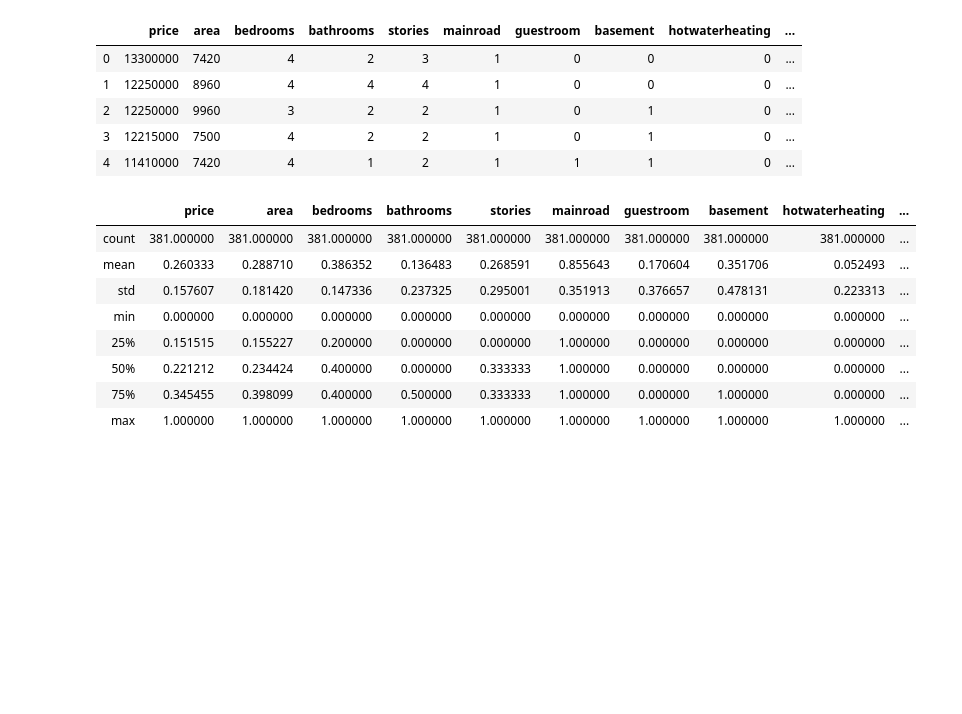
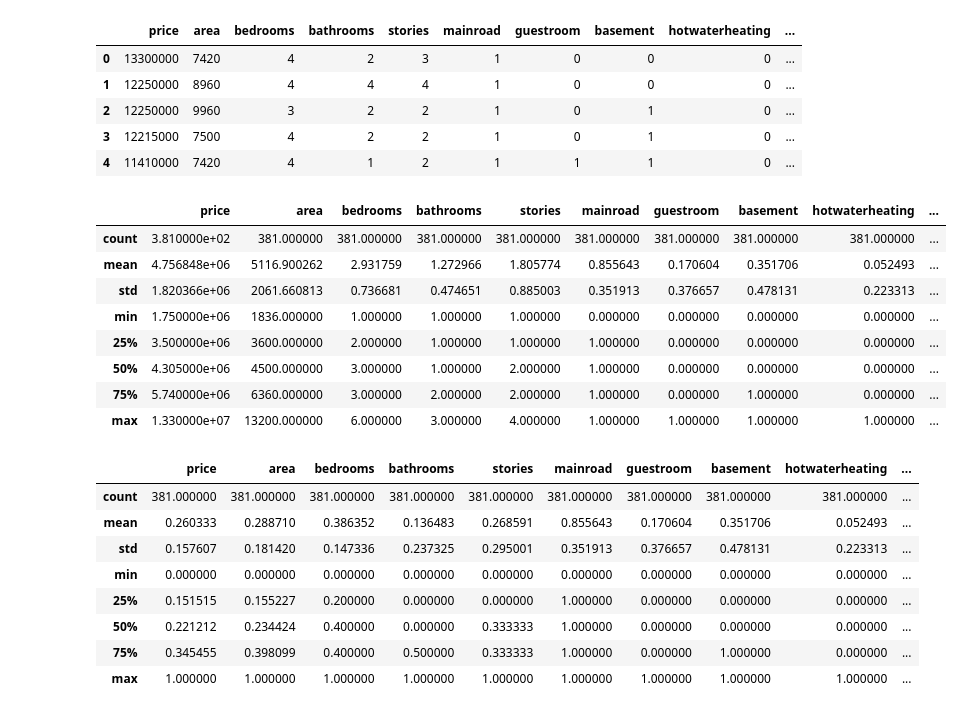
Before and after one commit to ilaaaf-nisar/Data-Science, a Jupyter notebook: House price Analysis/Multiple+Linear+Regression+-+Housing+Case+Study1.ipynb, the cells around one changed output. Cells and saved outputs as stored; diff of their text form; code cells hidden in the pictures; blank space fills up the shorter version.

```diff
--- a/House price Analysis/Multiple+Linear+Regression+-+Housing+Case+Study1.ipynb
+++ b/House price Analysis/Multiple+Linear+Regression+-+Housing+Case+Study1.ipynb
@@ -160,6 +162,18 @@ housing.head()
 from sklearn.model_selection import train_test_split
 np.random.seed(0)
 df_train, df_test = train_test_split(housing, train_size = 0.7, test_size = 0.3, random_state = 100)
+# %%
+df_train.describe()
+# %% [output]
+|  | price | area | bedrooms | bathrooms | stories | mainroad | guestroom | basement | hotwaterheating | ... |
+| count | 3.810000e+02 | 381.000000 | 381.000000 | 381.000000 | 381.000000 | 381.000000 | 381.000000 | 381.000000 | 381.000000 | ... |
+| mean | 4.756848e+06 | 5116.900262 | 2.931759 | 1.272966 | 1.805774 | 0.855643 | 0.170604 | 0.351706 | 0.052493 | ... |
+| std | 1.820366e+06 | 2061.660813 | 0.736681 | 0.474651 | 0.885003 | 0.351913 | 0.376657 | 0.478131 | 0.223313 | ... |
+| min | 1.750000e+06 | 1836.000000 | 1.000000 | 1.000000 | 1.000000 | 0.000000 | 0.000000 | 0.000000 | 0.000000 | ... |
+| 25% | 3.500000e+06 | 3600.000000 | 2.000000 | 1.000000 | 1.000000 | 1.000000 | 0.000000 | 0.000000 | 0.000000 | ... |
+| 50% | 4.305000e+06 | 4500.000000 | 3.000000 | 1.000000 | 2.000000 | 1.000000 | 0.000000 | 0.000000 | 0.000000 | ... |
+| 75% | 5.740000e+06 | 6360.000000 | 3.000000 | 2.000000 | 2.000000 | 1.000000 | 0.000000 | 1.000000 | 0.000000 | ... |
+| max | 1.330000e+07 | 13200.000000 | 6.000000 | 3.000000 | 4.000000 | 1.000000 | 1.000000 | 1.000000 | 1.000000 | ... |
 # %%
 from sklearn.preprocessing import MinMaxScaler
 scaler = MinMaxScaler()
```
Also changed, not shown: parts of 6 cells of this notebook, 16 other files.
